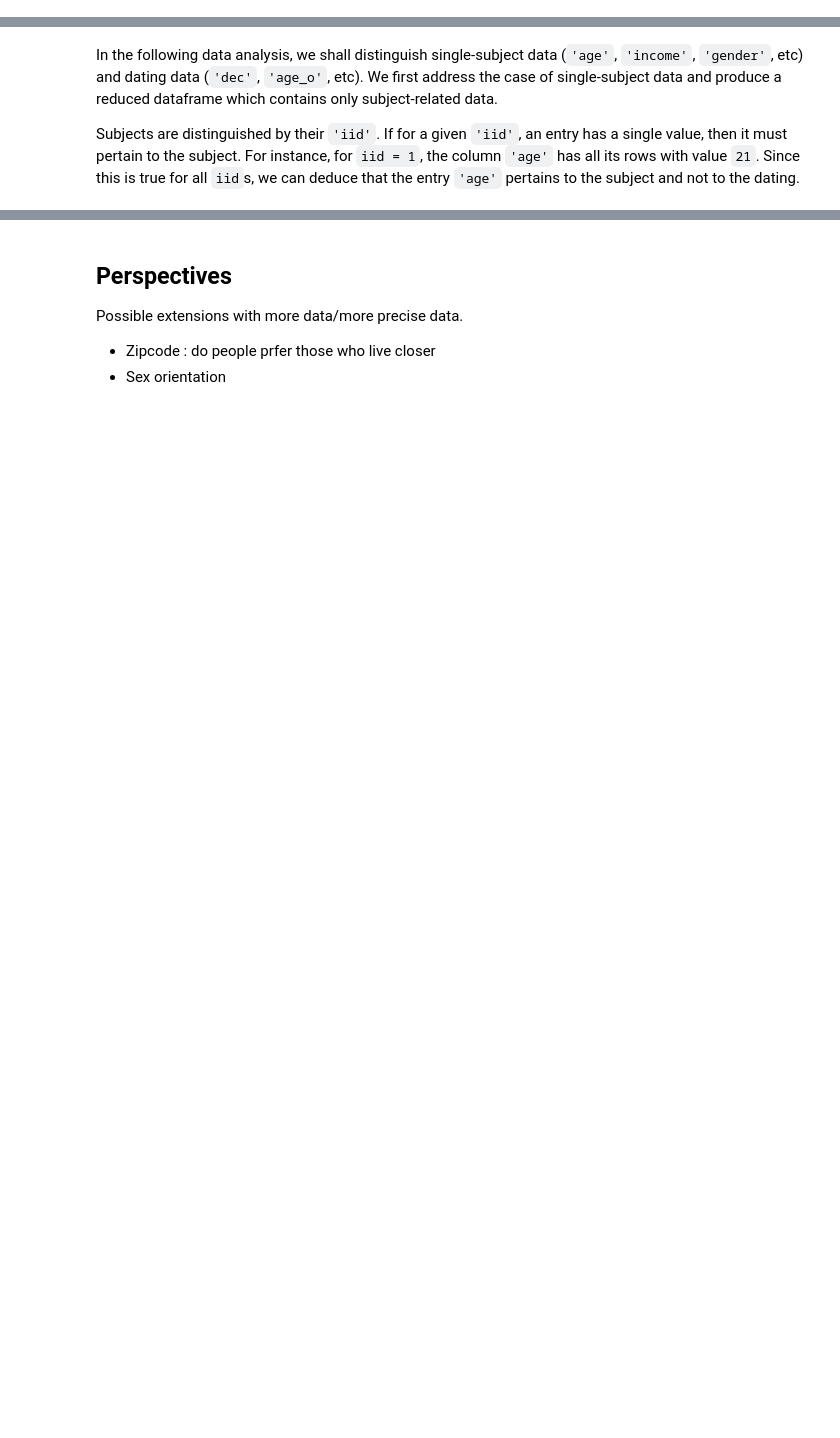
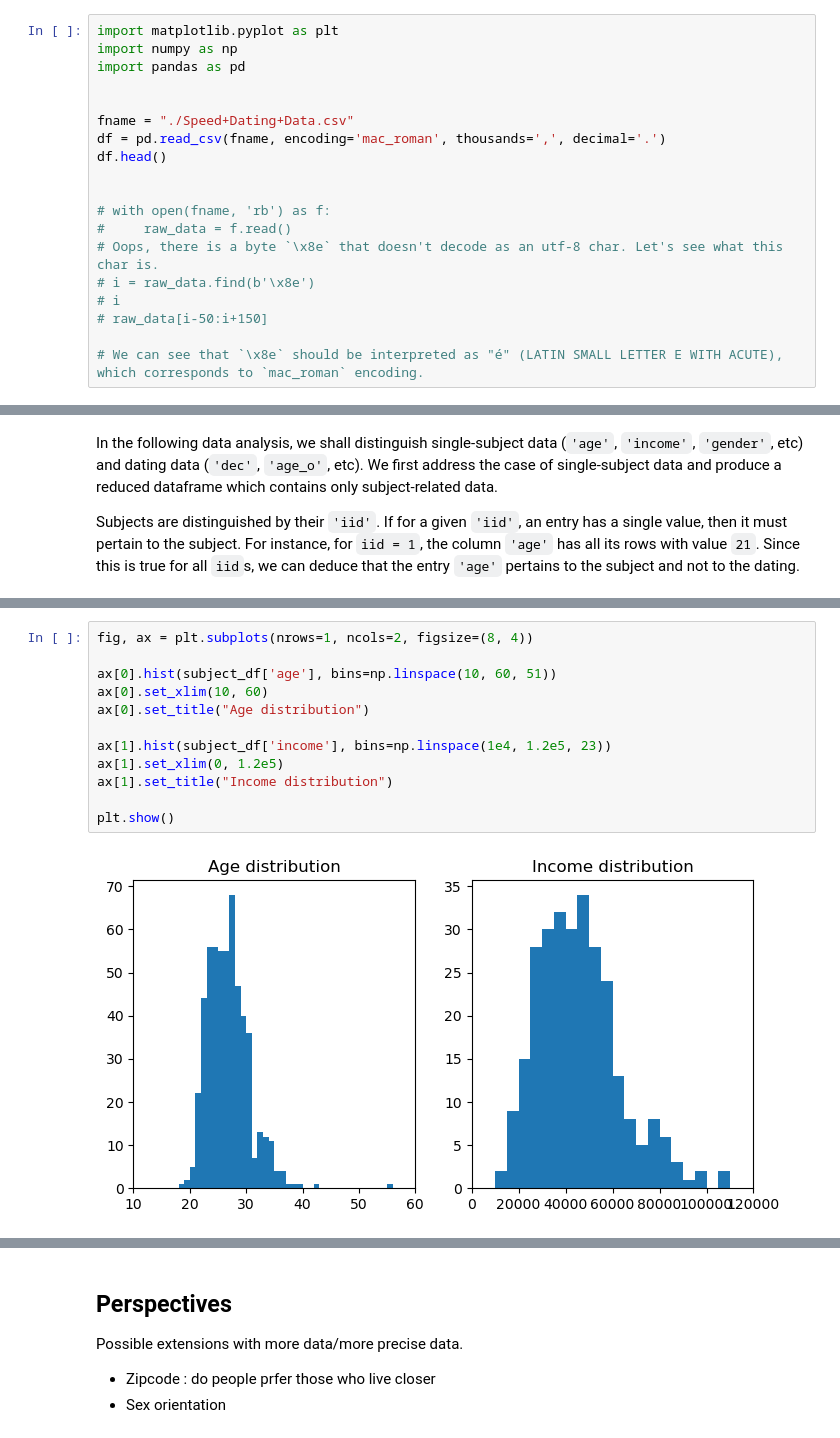
Before and after one commit to netesf13d/jedha-projects, a Jupyter notebook: 02-Exploratory_Data_Analysis/Speed_Dating/Speed_Dating.ipynb, the cells around one changed output, grey strips where cells are left out. Cells and saved outputs as stored; diff of their text form; blank space fills up the shorter version.

```diff
--- a/02-Exploratory_Data_Analysis/Speed_Dating/Speed_Dating.ipynb
+++ b/02-Exploratory_Data_Analysis/Speed_Dating/Speed_Dating.ipynb
@@ -54,0 +30,19 @@ df.head()
+# %%
+import matplotlib.pyplot as plt
+import numpy as np
+import pandas as pd
+
+
+fname = "./Speed+Dating+Data.csv"
+df = pd.read_csv(fname, encoding='mac_roman', thousands=',', decimal='.')
+df.head()
+
+
+# with open(fname, 'rb') as f:
+#     raw_data = f.read()
+# Oops, there is a byte `\x8e` that doesn't decode as an utf-8 char. Let's see what this char is.
+# i = raw_data.find(b'\x8e')
+# i
+# raw_data[i-50:i+150]
+
+# We can see that `\x8e` should be interpreted as "é" (LATIN SMALL LETTER E WITH ACUTE), which corresponds to `mac_roman` encoding.
@@ -124,0 +116,14 @@ However, the vast amount of features provided force us to limit ourselves to a p
+# %%
+fig, ax = plt.subplots(nrows=1, ncols=2, figsize=(8, 4))
+
+ax[0].hist(subject_df['age'], bins=np.linspace(10, 60, 51))
+ax[0].set_xlim(10, 60)
+ax[0].set_title("Age distribution")
+
+ax[1].hist(subject_df['income'], bins=np.linspace(1e4, 1.2e5, 23))
+ax[1].set_xlim(0, 1.2e5)
+ax[1].set_title("Income distribution")
+
+plt.show()
+# %% [output]
+[figure, added]
```
Also changed, not shown: parts of 23 cells of this notebook, 1 other file.
